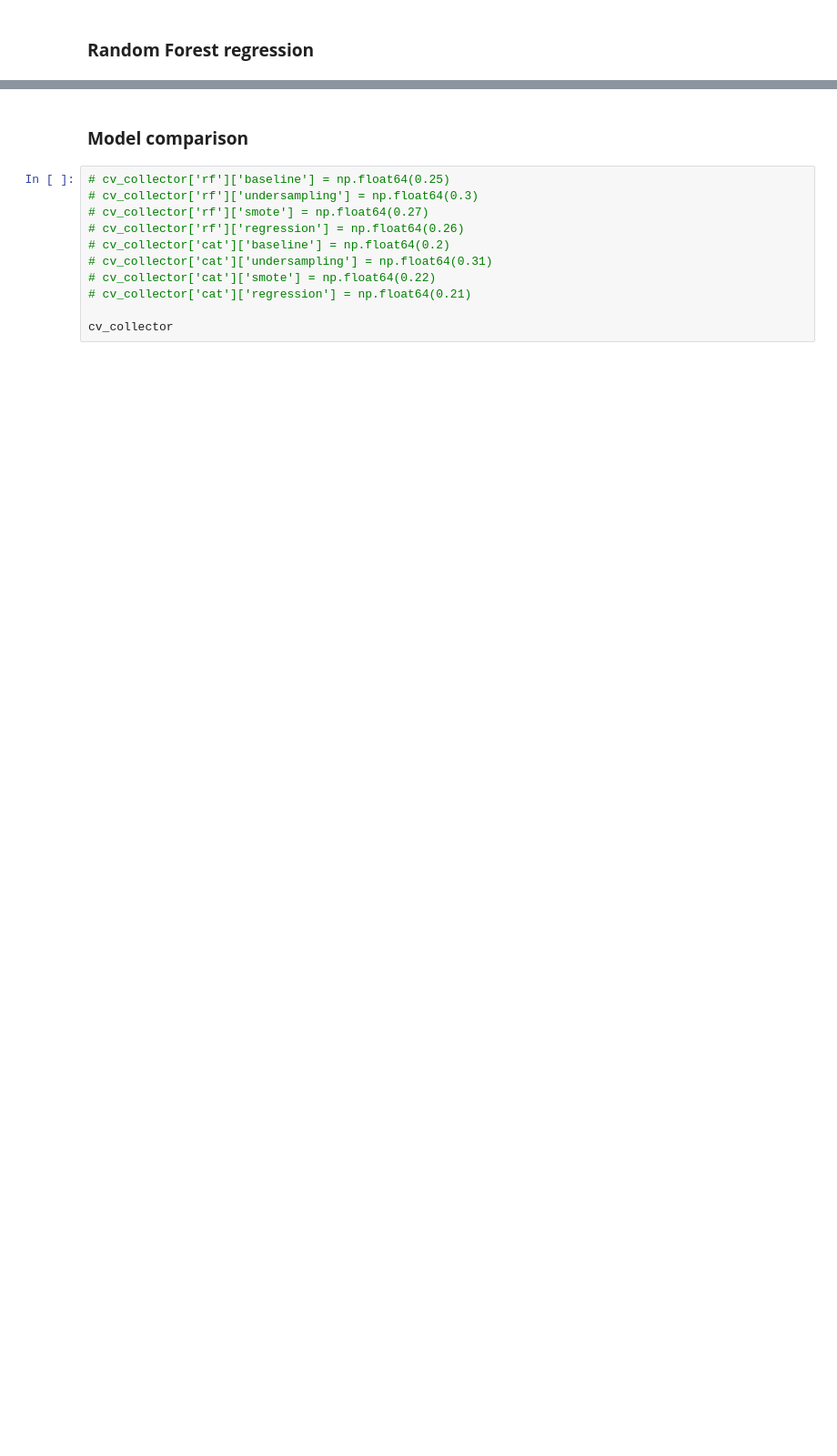
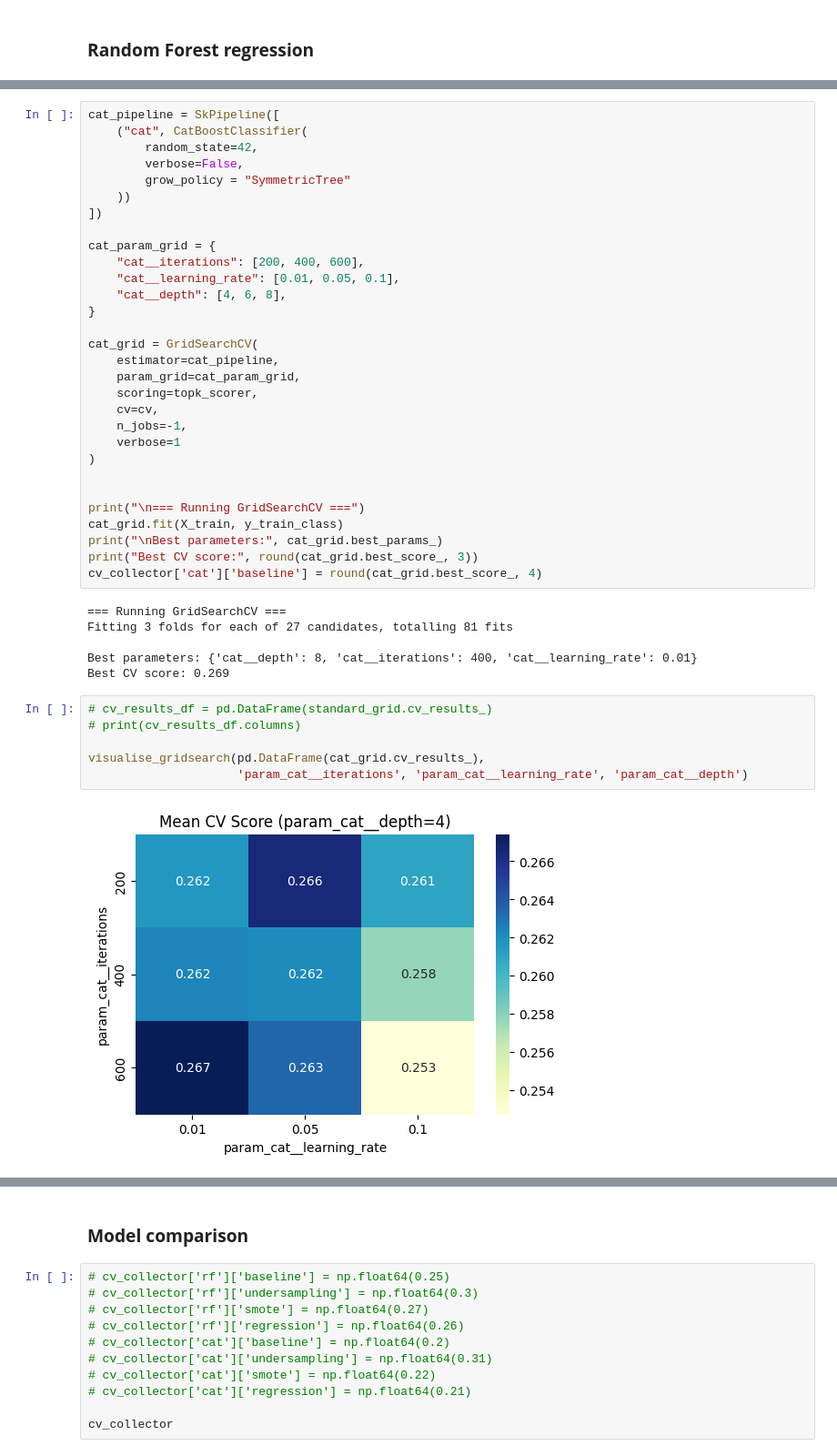
Before and after one commit to DovydasVe/article_popularity_prediction, a Jupyter notebook: prototype.ipynb, the cells around one changed output, grey strips where cells are left out. Shown at 91% size. Drawn from its saved outputs; the diff is of its cells as text; blank space fills up the shorter version.

```diff
--- a/prototype.ipynb
+++ b/prototype.ipynb
@@ -563,0 +561,44 @@ np.float64(0.64)
+# %%
+cat_pipeline = SkPipeline([
+    ("cat", CatBoostClassifier(
+        random_state=42,
+        verbose=False,
+        grow_policy = "SymmetricTree"
+    ))
+])
+
+cat_param_grid = {
+    "cat__iterations": [200, 400, 600],
+    "cat__learning_rate": [0.01, 0.05, 0.1],
+    "cat__depth": [4, 6, 8],
+}
+
+cat_grid = GridSearchCV(
+    estimator=cat_pipeline,
+    param_grid=cat_param_grid,
+    scoring=topk_scorer,
+    cv=cv,
+    n_jobs=-1,
+    verbose=1
+)
+
+
+print("\n=== Running GridSearchCV ===")
+cat_grid.fit(X_train, y_train_class)
+print("\nBest parameters:", cat_grid.best_params_)
+print("Best CV score:", round(cat_grid.best_score_, 3))
+cv_collector['cat']['baseline'] = round(cat_grid.best_score_, 4)
+# %% [output]
+=== Running GridSearchCV ===
+Fitting 3 folds for each of 27 candidates, totalling 81 fits
+
+Best parameters: {'cat__depth': 8, 'cat__iterations': 400, 'cat__learning_rate': 0.01}
+Best CV score: 0.269
+# %%
+# cv_results_df = pd.DataFrame(standard_grid.cv_results_)
+# print(cv_results_df.columns)
+
+visualise_gridsearch(pd.DataFrame(cat_grid.cv_results_),
+                     'param_cat__iterations', 'param_cat__learning_rate', 'param_cat__depth')
+# %% [output]
+[figure, added]
```
Also changed, not shown: parts of 41 cells of this notebook.
